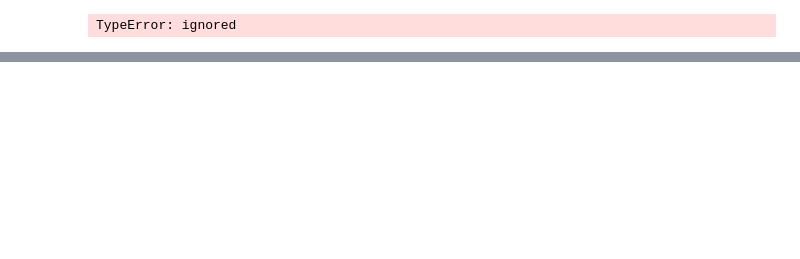
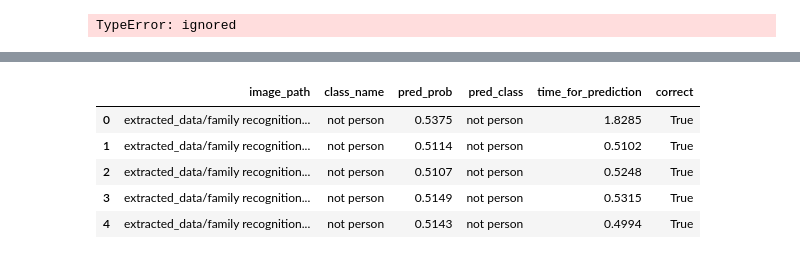
Before and after one commit to beyzoskaya/PyTorch_deepLearning, a Jupyter notebook: extras/family_recognition_demo.ipynb, the cells around one changed output, grey strips where cells are left out. Drawn from its saved outputs; the diff is of its cells as text; code cells hidden in the pictures; blank space fills up the shorter version.

```diff
--- a/extras/family_recognition_demo.ipynb
+++ b/extras/family_recognition_demo.ipynb
@@ -371,0 +484,6 @@ plot_loss_curves(vit_b_16_results)
+# %%
+vgg_weights = torchvision.models.VGG16_Weights.DEFAULT
+vgg_transforms = vgg_weights.transforms()
+vgg_model = torchvision.models.vgg16(weights=vgg_weights)
+
+vgg_model.classifier
@@ -371,0 +608,6 @@ plot_loss_curves(vit_b_16_results)
+# %%
+vgg_test_pred_dicts = pred_and_store(paths=test_data_paths,
+                                          model=vgg_model,
+                                          transform=combined_transform_vgg,
+                                          class_names=class_names,
+                                          device="cpu")
@@ -371,0 +653,11 @@ plot_loss_curves(vit_b_16_results)
+# %%
+import pandas as pd
+df_vgg = pd.DataFrame(vgg_test_pred_dicts)
+df_vgg.head()
+# %% [output]
+|  | image_path | class_name | pred_prob | pred_class | time_for_prediction | correct |
+| 0 | extracted_data/family recognition... | not person | 0.5375 | not person | 1.8285 | True |
+| 1 | extracted_data/family recognition... | not person | 0.5114 | not person | 0.5102 | True |
+| 2 | extracted_data/family recognition... | not person | 0.5107 | not person | 0.5248 | True |
+| 3 | extracted_data/family recognition... | not person | 0.5149 | not person | 0.5315 | True |
+| 4 | extracted_data/family recognition... | not person | 0.5143 | not person | 0.4994 | True |
```
Also changed, not shown: parts of 30 cells of this notebook.
